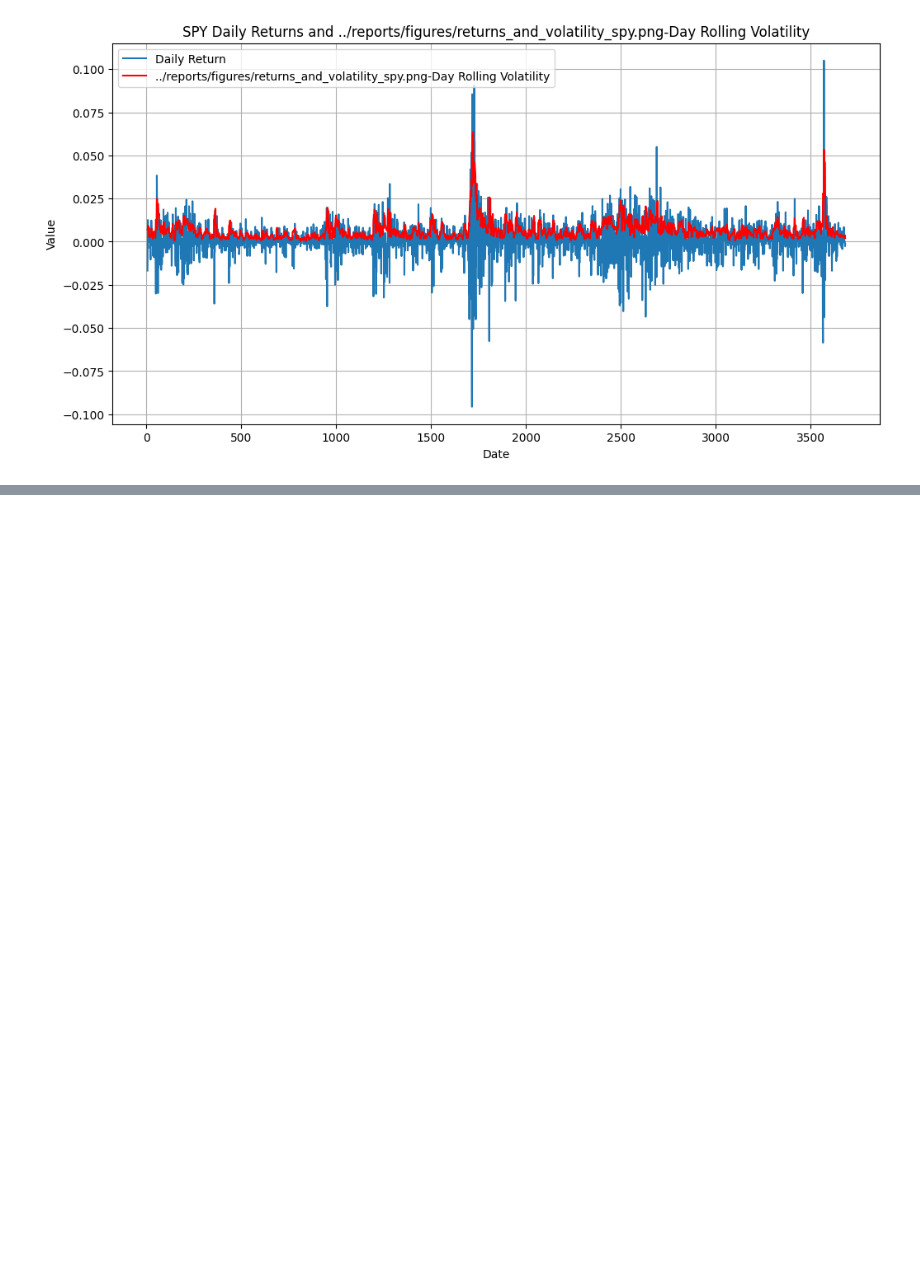
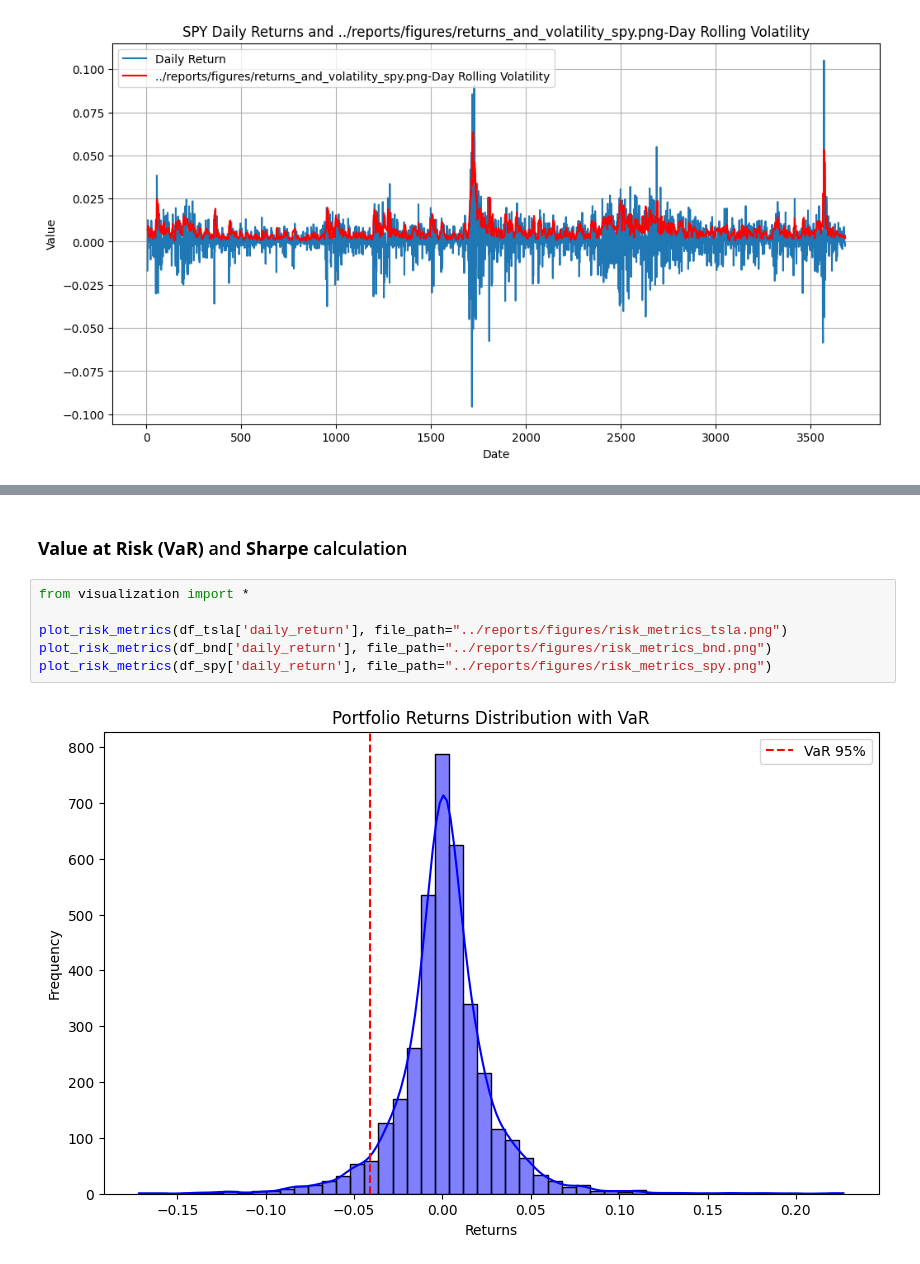
Before and after one commit to segnig/financial-daily-returns-trend-prediction, a Jupyter notebook: notebooks/01_data_exploration.ipynb, the cells around one changed output, grey strips where cells are left out. Drawn from its saved outputs; the diff is of its cells as text; blank space fills up the shorter version.

Commit message:
More Eda and sharpe ration and VaR metric

```diff
--- a/notebooks/01_data_exploration.ipynb
+++ b/notebooks/01_data_exploration.ipynb
@@ -486,0 +570,10 @@ plot_returns_and_volatility(df_spy, "SPY", "../reports/figures/returns_and_volat
+# %% [markdown]
+### **Value at Risk (VaR)** and **Sharpe** calculation
+# %%
+from visualization import *
+
+plot_risk_metrics(df_tsla['daily_return'], file_path="../reports/figures/risk_metrics_tsla.png")
+plot_risk_metrics(df_bnd['daily_return'], file_path="../reports/figures/risk_metrics_bnd.png")
+plot_risk_metrics(df_spy['daily_return'], file_path="../reports/figures/risk_metrics_spy.png")
+# %% [output]
+[figure, added]
```
Also changed, not shown: parts of 13 cells of this notebook, 19 other files.
